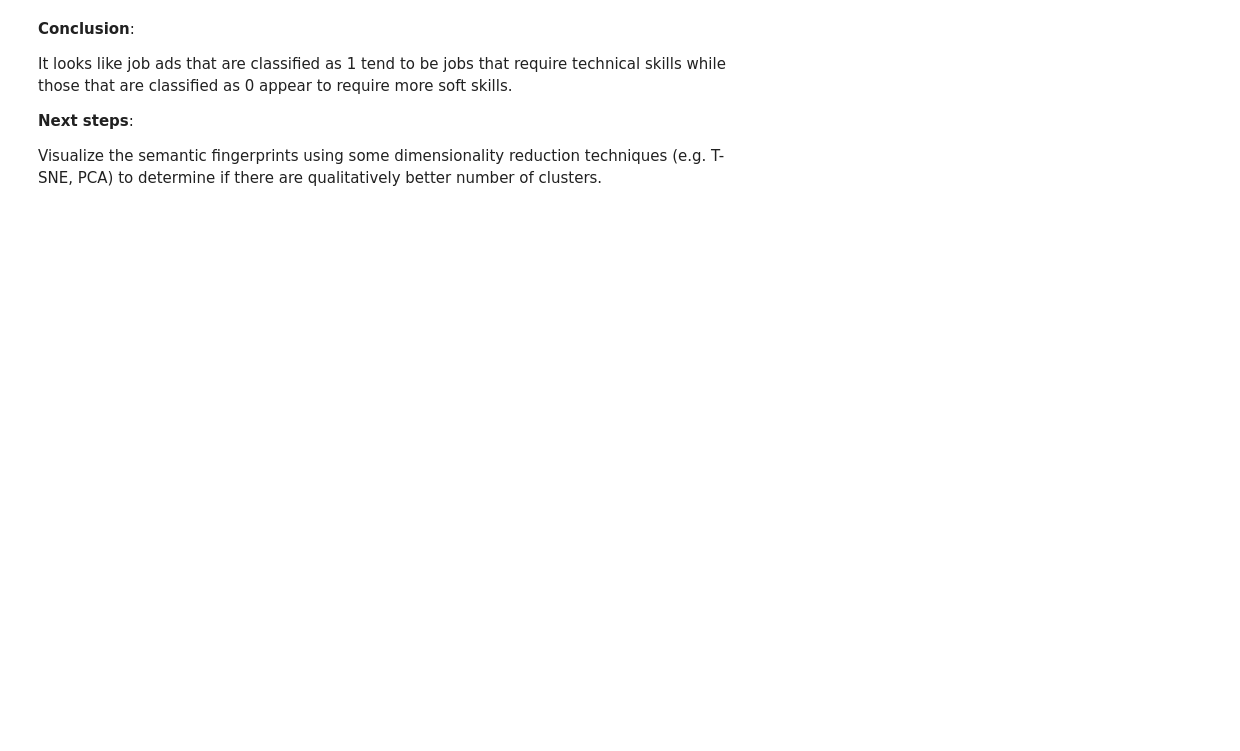
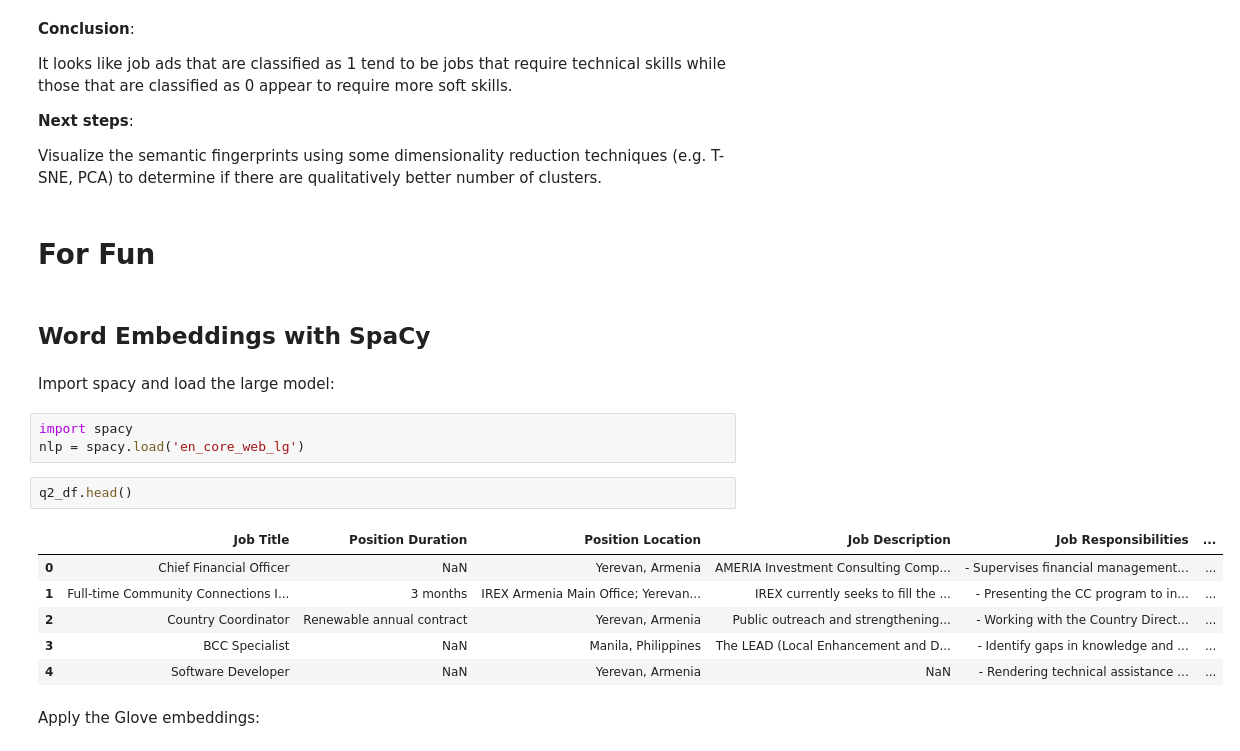
Before and after one commit to hsm207/seek, a Jupyter notebook: notebooks/question_3.ipynb, the cells around one changed output. Drawn from its saved outputs; the diff is of its cells as text; blank space fills up the shorter version.

```diff
--- a/notebooks/question_3.ipynb
+++ b/notebooks/question_3.ipynb
@@ -162,3 +162,23 @@ It looks like job ads that are classified as 1 tend to be jobs that require tech
 **Next steps**:
 
 Visualize the semantic fingerprints using some dimensionality reduction techniques (e.g. T-SNE, PCA) to determine if there are qualitatively better number of clusters.
+# %% [markdown]
+# For Fun
+# %% [markdown]
+## Word Embeddings with SpaCy
+# %% [markdown]
+Import spacy and load the large model:
+# %%
+import spacy
+nlp = spacy.load('en_core_web_lg')
+# %%
+q2_df.head()
+# %% [output]
+|  | Job Title | Position Duration | Position Location | Job Description | Job Responsibilities | ... |
+| 0 | Chief Financial Officer | NaN | Yerevan, Armenia | AMERIA Investment Consulting Comp... | - Supervises financial management... | ... |
+| 1 | Full-time Community Connections I... | 3 months | IREX Armenia Main Office; Yerevan... | IREX currently seeks to fill the ... | - Presenting the CC program to in... | ... |
+| 2 | Country Coordinator | Renewable annual contract | Yerevan, Armenia | Public outreach and strengthening... | - Working with the Country Direct... | ... |
+| 3 | BCC Specialist | NaN | Manila, Philippines | The LEAD (Local Enhancement and D... | - Identify gaps in knowledge and ... | ... |
+| 4 | Software Developer | NaN | Yerevan, Armenia | NaN | - Rendering technical assistance ... | ... |
+# %% [markdown]
+Apply the Glove embeddings:
```
Also changed, not shown: parts of 28 cells of this notebook.
